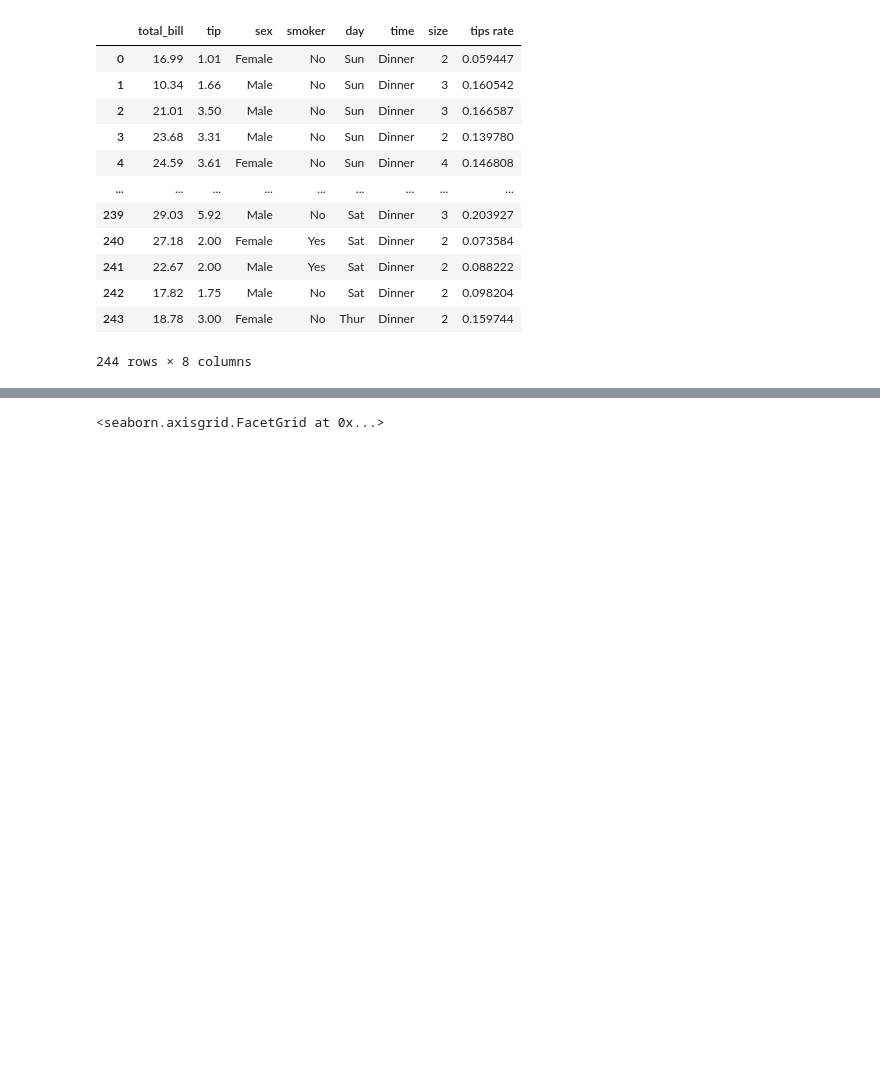
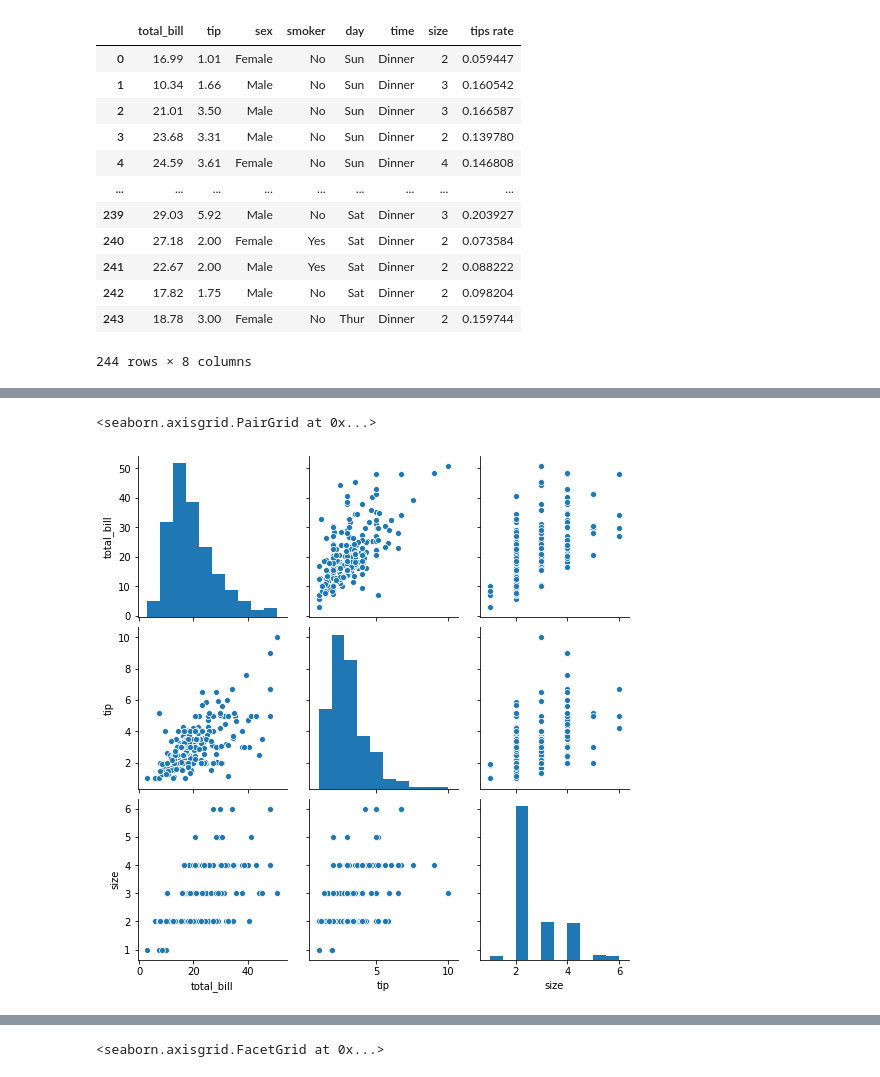
Before and after one commit to kenichir0/stats, a Jupyter notebook: stats1.ipynb, the cells around one changed output, grey strips where cells are left out. Drawn from its saved outputs; the diff is of its cells as text; code cells hidden in the pictures; blank space fills up the shorter version.

```diff
--- a/stats1.ipynb
+++ b/stats1.ipynb
@@ -28 +30,7 @@ sns.distplot(df['tip'], kde=False)
 [figure]
+# %%
+tips = sns.load_dataset('tips')
+sns.pairplot(tips)
+# %% [output]
+<seaborn.axisgrid.PairGrid at 0x...>
+[figure, added]
```
Also changed, not shown: parts of 4 cells of this notebook.
